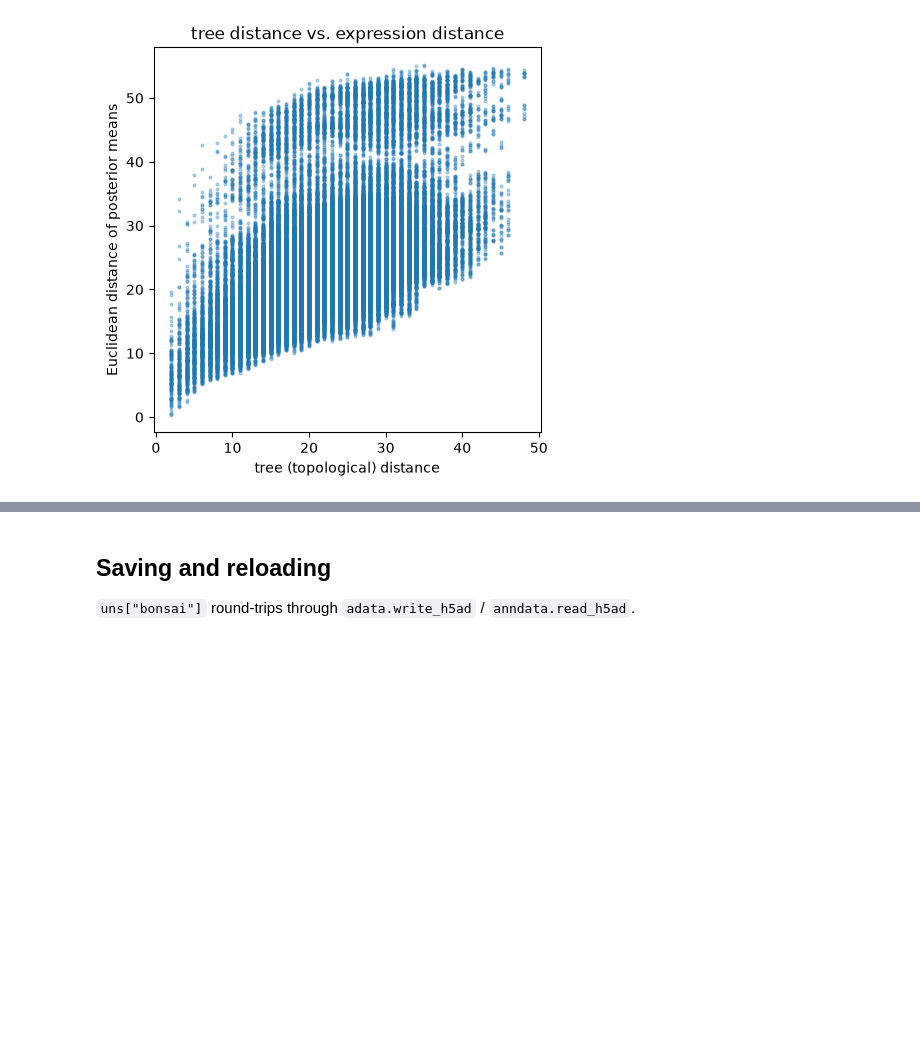
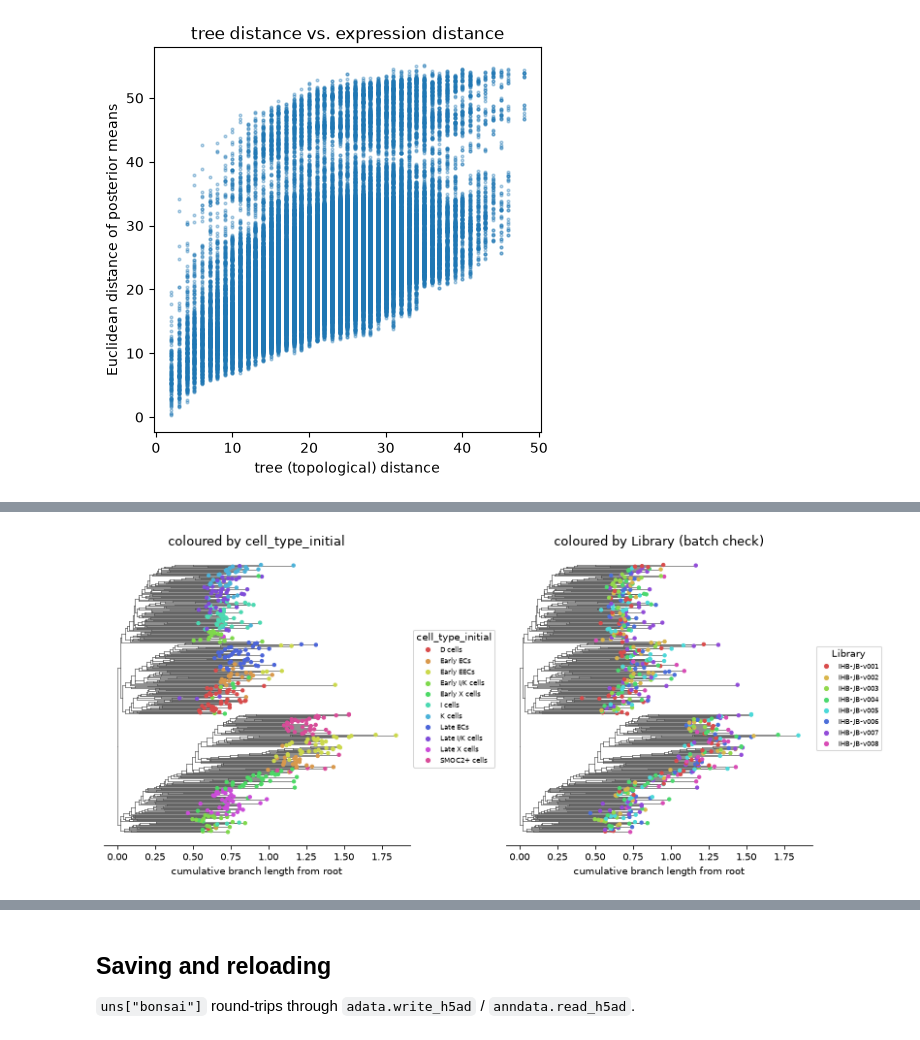
Before and after one commit to mlbelab/bonsai, a Jupyter notebook: docs/notebooks/bonsai_tour.ipynb, the cells around one changed output, grey strips where cells are left out. Cells and saved outputs as stored; diff of their text form; code cells hidden in the pictures; blank space fills up the shorter version.

```diff
--- a/docs/notebooks/bonsai_tour.ipynb
+++ b/docs/notebooks/bonsai_tour.ipynb
@@ -703,0 +797,42 @@ if adata_brain is not None:
+# %%
+if adata_eec is not None:
+    import colorsys
+
+    from matplotlib.colors import ListedColormap
+
+    def categorical_palette(n):
+        """`n` evenly spaced, equal-saturation hues as a size-`n` `ListedColormap`.
+
+        `plot_tree` builds its per-category colour via `palette(i / (n_cats - 1))`; for a
+        `ListedColormap` with exactly `n_cats` colours this samples colour `i` exactly (no
+        clustering within one colormap's colour "families" and no fixed-palette greys, since
+        every colour here has the same nonzero saturation).
+        """
+        return ListedColormap([colorsys.hsv_to_rgb(i / n, 0.65, 0.85) for i in range(n)])
+
+    edges_e, nodes_e = adata_eec.uns["bonsai"]["edges"], adata_eec.uns["bonsai"]["nodes"]
+    fig, axes = plt.subplots(1, 2, figsize=(11, 5), dpi=75, facecolor="white")
+    celltype_colors = dict(zip(adata_eec.obs_names, adata_eec.obs["cell_type_initial"].astype(str), strict=True))
+    plot_tree(
+        edges_e,
+        nodes_e,
+        leaf_color=celltype_colors,
+        cmap=categorical_palette(adata_eec.obs["cell_type_initial"].nunique()),
+        ax=axes[0],
+        legend_title="cell_type_initial",
+    )
+    axes[0].set_title("coloured by cell_type_initial")
+    library_colors = dict(zip(adata_eec.obs_names, adata_eec.obs["Library"].astype(str), strict=True))
+    plot_tree(
+        edges_e,
+        nodes_e,
+        leaf_color=library_colors,
+        cmap=categorical_palette(adata_eec.obs["Library"].nunique()),
+        ax=axes[1],
+        legend_title="Library",
+    )
+    axes[1].set_title("coloured by Library (batch check)")
+    fig.tight_layout()
+    plt.show()
+# %% [output]
+[figure, added]
```
Also changed, not shown: parts of 22 cells of this notebook, 2 other files.
